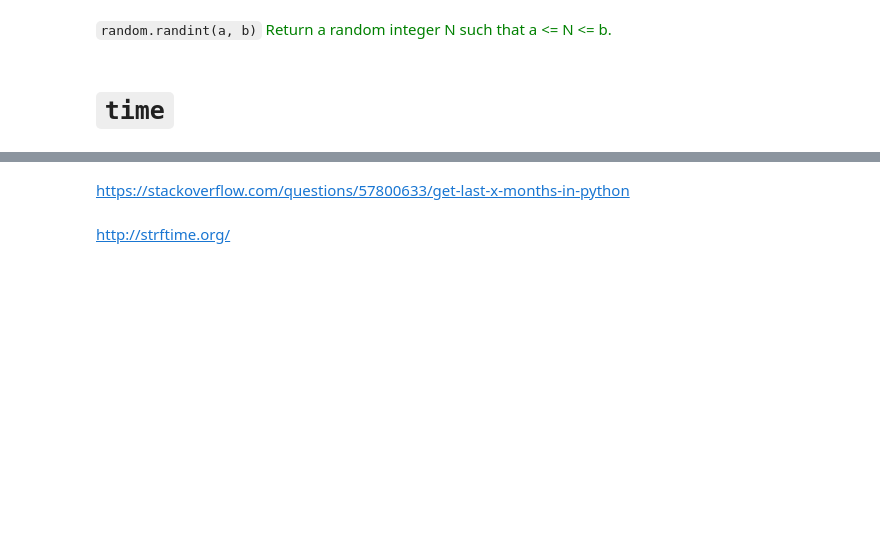
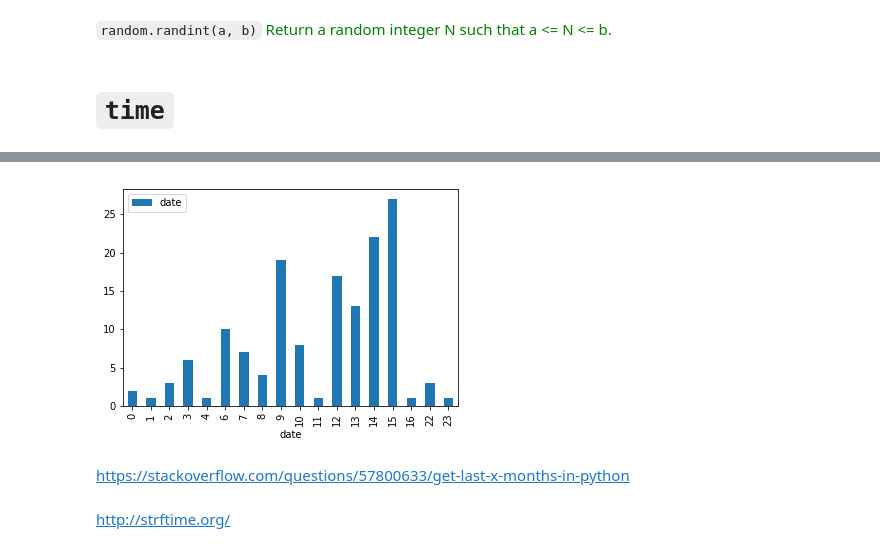
Before and after one commit to ComplicatedPhenomenon/IPython_training, a Jupyter notebook: basic/WiderKnowledge/Python3Skeleton.ipynb, the cells around one changed output, grey strips where cells are left out. Saved outputs shown, nothing was run; the diff lists cells and outputs as text; code cells hidden in the pictures; blank space fills up the shorter version.

```diff
--- a/basic/WiderKnowledge/Python3Skeleton.ipynb
+++ b/basic/WiderKnowledge/Python3Skeleton.ipynb
@@ -400,0 +410,5 @@ print('ok')
+# %%
+with open('../../DataAnalysis/data/raw_date_c_commits.txt', 'r') as f:
+    data = f.readlines()
+
+data = [i.replace('\n', '') for i in data]
@@ -401,3 +467,9 @@ print('ok')
+# %%
+df = pd.DataFrame({'date': data})
+df["date"] = df["date"].astype("datetime64")
+_ = df.groupby([df["date"].dt.hour]).count().plot(kind="bar")
+# %% [output]
+[figure, added]
 # %%
 #dir(datetime)
 type(datetime.date)
```
Also changed, not shown: parts of 8 cells of this notebook, 4 other files.
